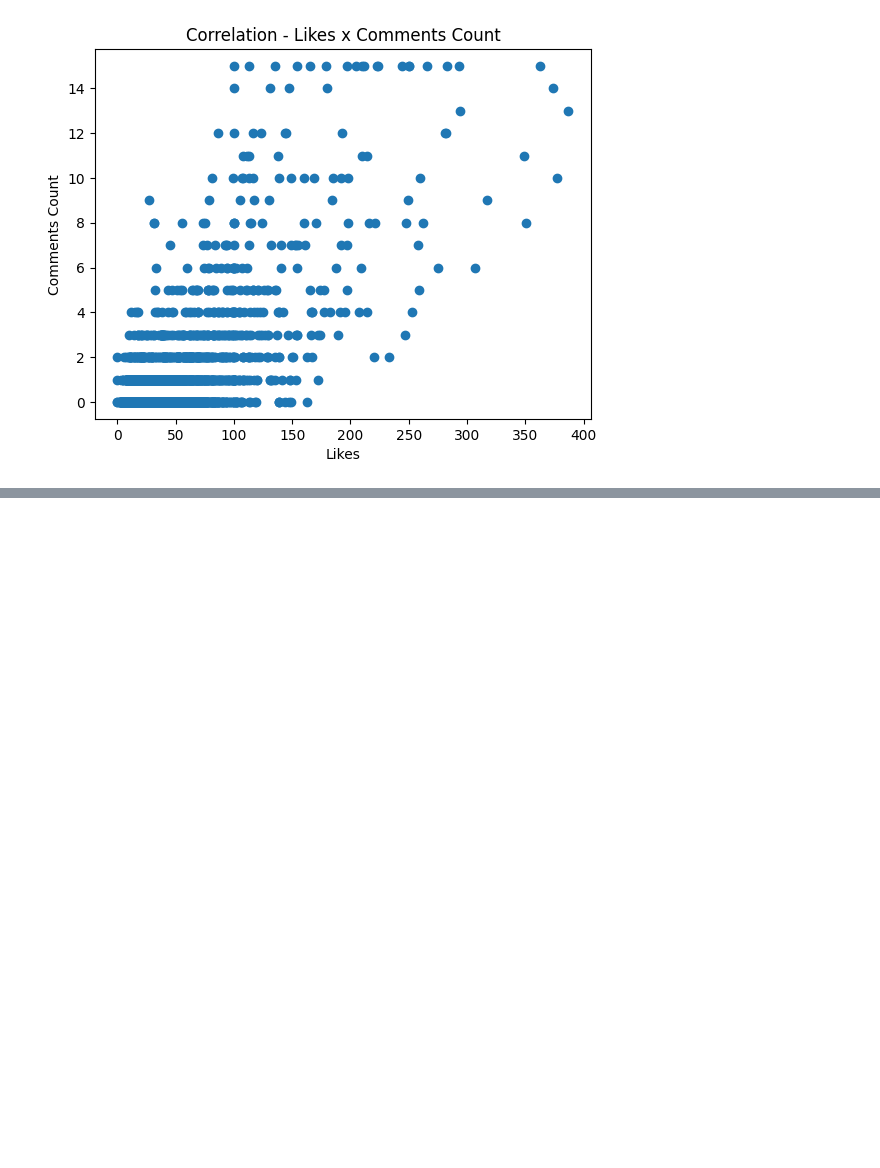
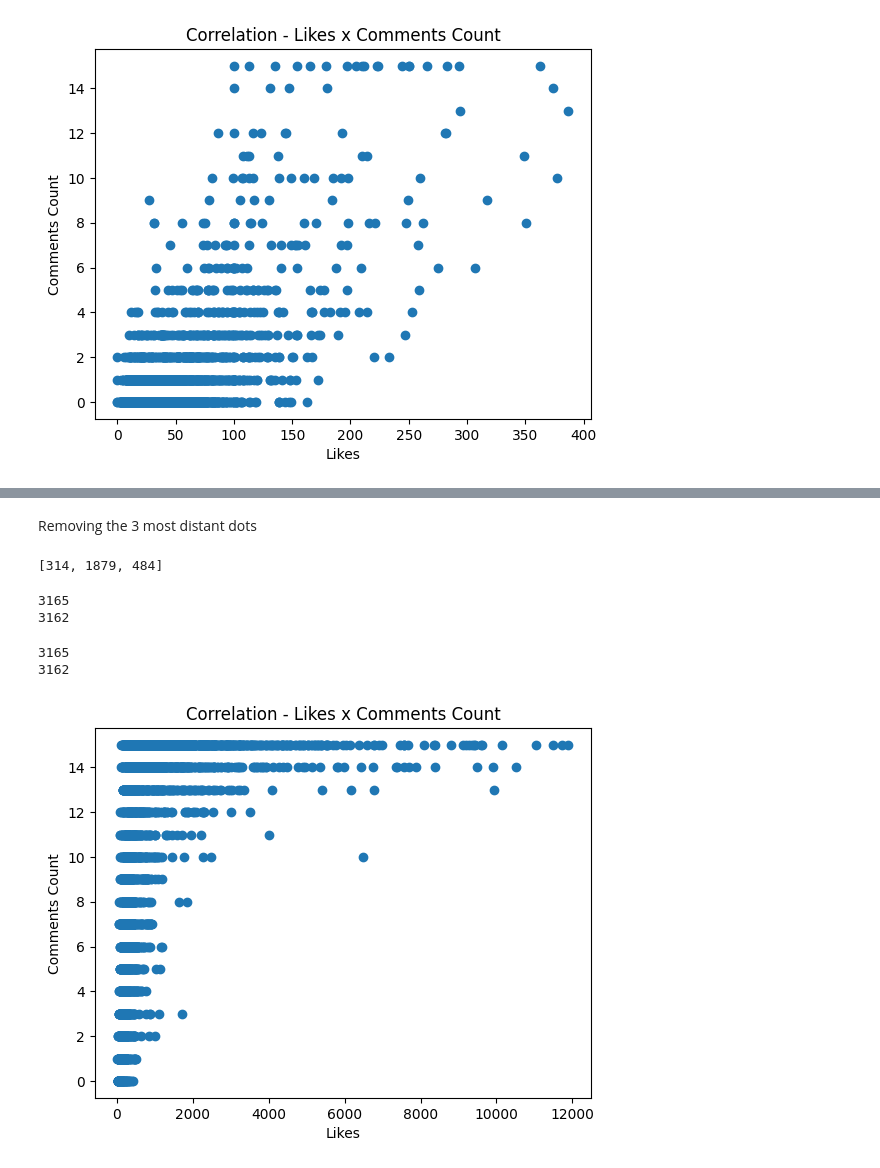
Before and after one commit to mickaelyoshua7674/insta_feed_data, a Jupyter notebook: analyse_data.ipynb, the cells around one changed output, grey strips where cells are left out. Drawn from its saved outputs; the diff is of its cells as text; code cells hidden in the pictures; blank space fills up the shorter version.

```diff
--- a/analyse_data.ipynb
+++ b/analyse_data.ipynb
@@ -82,0 +147,25 @@ scatter(x=likes, y=comments_count, title="Correlation - Likes x Comments Count",
+# %% [markdown]
+Removing the 3 most distant dots
+# %%
+indexes = [likes.index(h) for h in sorted(likes)[-3:]]
+indexes
+# %% [output]
+[314, 1879, 484]
+# %%
+print(len(likes))
+reduced_likes = [x for i, x in enumerate(likes) if i not in indexes]
+print(len(reduced_likes))
+# %% [output]
+3165
+3162
+# %%
+print(len(likes))
+reduced_comments_count = [x for i, x in enumerate(comments_count) if i not in indexes]
+print(len(reduced_comments_count))
+# %% [output]
+3165
+3162
+# %%
+scatter(x=reduced_likes, y=reduced_comments_count, title="Correlation - Likes x Comments Count", x_label="Likes", y_label="Comments Count")
+# %% [output]
+[figure, added]
```
Also changed, not shown: parts of 19 cells of this notebook.
